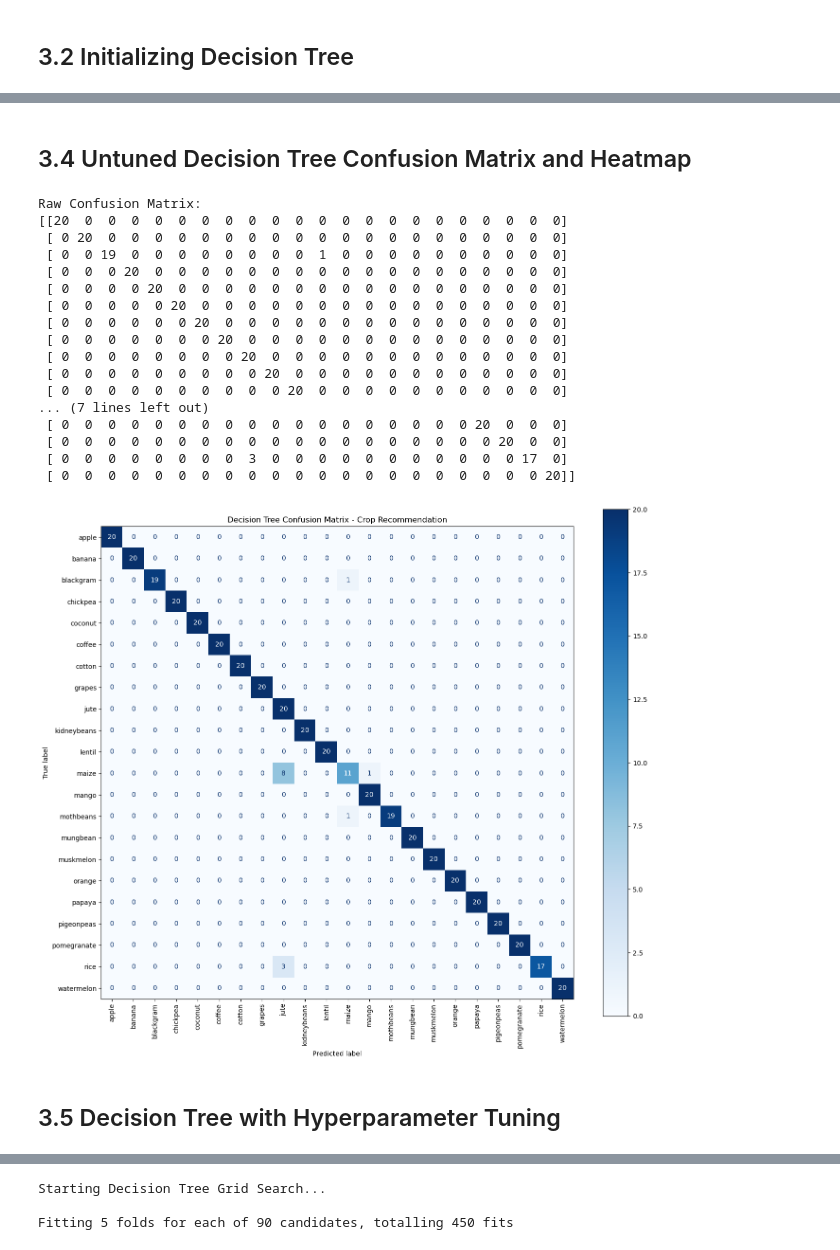
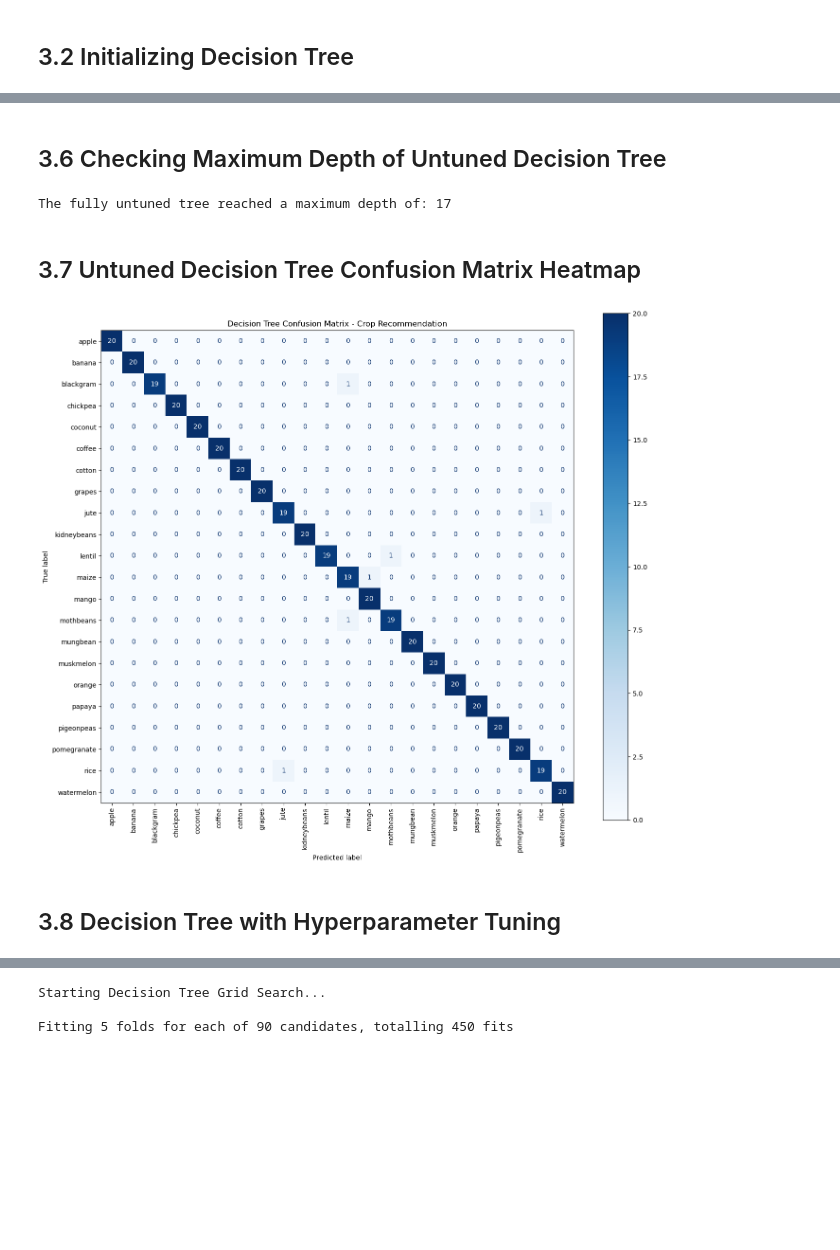
Before and after one commit to margarida-passos-cunha/machine-learning-project-group-e, a Jupyter notebook: notebooks/03_modelling.ipynb, the cells around one changed output, grey strips where cells are left out. Saved outputs shown, nothing was run; the diff lists cells and outputs as text; code cells hidden in the pictures; blank space fills up the shorter version.

Commit message:
Update with params set to default in untrained decision tree and random forest

```diff
--- a/notebooks/03_modelling.ipynb
+++ b/notebooks/03_modelling.ipynb
@@ -628,7 +629,3 @@ X_train, X_test, y_train, y_test = train_test_split(
 )
 # %% [markdown]
 ## 3.2 Initializing Decision Tree
-# %%
-# We set max_depth to prevent the tree from growing too complex and overfitting
-tree_model = DecisionTreeClassifier(criterion='gini', max_depth=10, random_state=42)
-tree_model.fit(X_train, y_train)
@@ -664,0 +632,5 @@ weighted avg       0.97      0.97      0.97       440
+# %%
+# Decision tree without the max_depth. In scikit-learn the default value of max_depth is None.
+# Initialize the truly default, untuned Decision Tree
+# By not specifying max_depth, it automatically defaults to None
+fully_untuned_dt = DecisionTreeClassifier(random_state=42)
@@ -664,0 +639,3 @@ weighted avg       0.97      0.97      0.97       440
+# %%
+# Train the model
+fully_untuned_dt.fit(X_train, y_train)
@@ -664,0 +646,9 @@ weighted avg       0.97      0.97      0.97       440
+# %%
+# Predict and evaluate
+y_pred_tree_untuned = fully_untuned_dt.predict(X_test)
+
+accuracy = accuracy_score(y_test, y_pred_tree_untuned)
+print(f"Accuracy of Fully Untuned Decision Tree: {accuracy * 100:.4f}%\n")
+
+print("Classification Report:")
+print(classification_report(y_test, y_pred_tree_untuned))
@@ -665,45 +673,33 @@ weighted avg       0.97      0.97      0.97       440
+# %% [markdown]
+## 3.6 Checking Maximum Depth of Untuned Decision Tree
+# %%
+# Check the maximum depth of the fully unconstrained tree
+actual_depth = fully_untuned_dt.get_depth()
+
+print(f"The fully untuned tree reached a maximum depth of: {actual_depth}")
+# %% [output]
+The fully untuned tree reached a maximum depth of: 17
 # %% [markdown]
-## 3.4 Untuned Decision Tree Confusion Matrix and Heatmap
+## 3.7 Untuned Decision Tree Confusion Matrix Heatmap
 # %%
-# 1. Calculate the raw confusion matrix
+# Calculate the raw confusion matrix
 cm = confusion_matrix(y_test, y_pred_tree_untuned)
 
-# 2. Print the simple text version
-print("Raw Confusion Matrix:")
-print(cm)
-
-# 3. Create a visual heatmap (Highly Recommended for multi-class)
-# We use the classes_ attribute from your trained tree_model for the labels
-disp = ConfusionMatrixDisplay(confusion_matrix=cm, display_labels=tree_model.classes_)
+# Create a visual heatmap (Highly Recommended for multi-class)
+# We use the classes_ attribute from the trained tree_model for the labels
+disp = ConfusionMatrixDisplay(confusion_matrix=cm, display_labels=fully_untuned_dt.classes_)
 
 # Create a large figure so the 22 crop names don't overlap
 fig, ax = plt.subplots(figsize=(14, 12))
 
 # Plot the matrix using a blue color map, rotating x-labels to make them readable
 disp.plot(cmap='Blues', ax=ax, xticks_rotation='vertical')
 
 plt.title('Decision Tree Confusion Matrix - Crop Recommendation')
 plt.tight_layout() # Ensures labels fit within the image
 plt.show()
 # %% [output]
-Raw Confusion Matrix:
-[[20  0  0  0  0  0  0  0  0  0  0  0  0  0  0  0  0  0  0  0  0  0]
- [ 0 20  0  0  0  0  0  0  0  0  0  0  0  0  0  0  0  0  0  0  0  0]
- [ 0  0 19  0  0  0  0  0  0  0  0  1  0  0  0  0  0  0  0  0  0  0]
- [ 0  0  0 20  0  0  0  0  0  0  0  0  0  0  0  0  0  0  0  0  0  0]
- [ 0  0  0  0 20  0  0  0  0  0  0  0  0  0  0  0  0  0  0  0  0  0]
- [ 0  0  0  0  0 20  0  0  0  0  0  0  0  0  0  0  0  0  0  0  0  0]
- [ 0  0  0  0  0  0 20  0  0  0  0  0  0  0  0  0  0  0  0  0  0  0]
- [ 0  0  0  0  0  0  0 20  0  0  0  0  0  0  0  0  0  0  0  0  0  0]
- [ 0  0  0  0  0  0  0  0 20  0  0  0  0  0  0  0  0  0  0  0  0  0]
- [ 0  0  0  0  0  0  0  0  0 20  0  0  0  0  0  0  0  0  0  0  0  0]
- [ 0  0  0  0  0  0  0  0  0  0 20  0  0  0  0  0  0  0  0  0  0  0]
-... (7 lines left out)
- [ 0  0  0  0  0  0  0  0  0  0  0  0  0  0  0  0  0  0 20  0  0  0]
- [ 0  0  0  0  0  0  0  0  0  0  0  0  0  0  0  0  0  0  0 20  0  0]
- [ 0  0  0  0  0  0  0  0  3  0  0  0  0  0  0  0  0  0  0  0 17  0]
- [ 0  0  0  0  0  0  0  0  0  0  0  0  0  0  0  0  0  0  0  0  0 20]]
-[figure, old version]
+[figure, new version]
 # %% [markdown]
-## 3.5 Decision Tree with Hyperparameter Tuning
+## 3.8 Decision Tree with Hyperparameter Tuning
 # %% [markdown]
```
Also changed, not shown: parts of 34 cells of this notebook.
